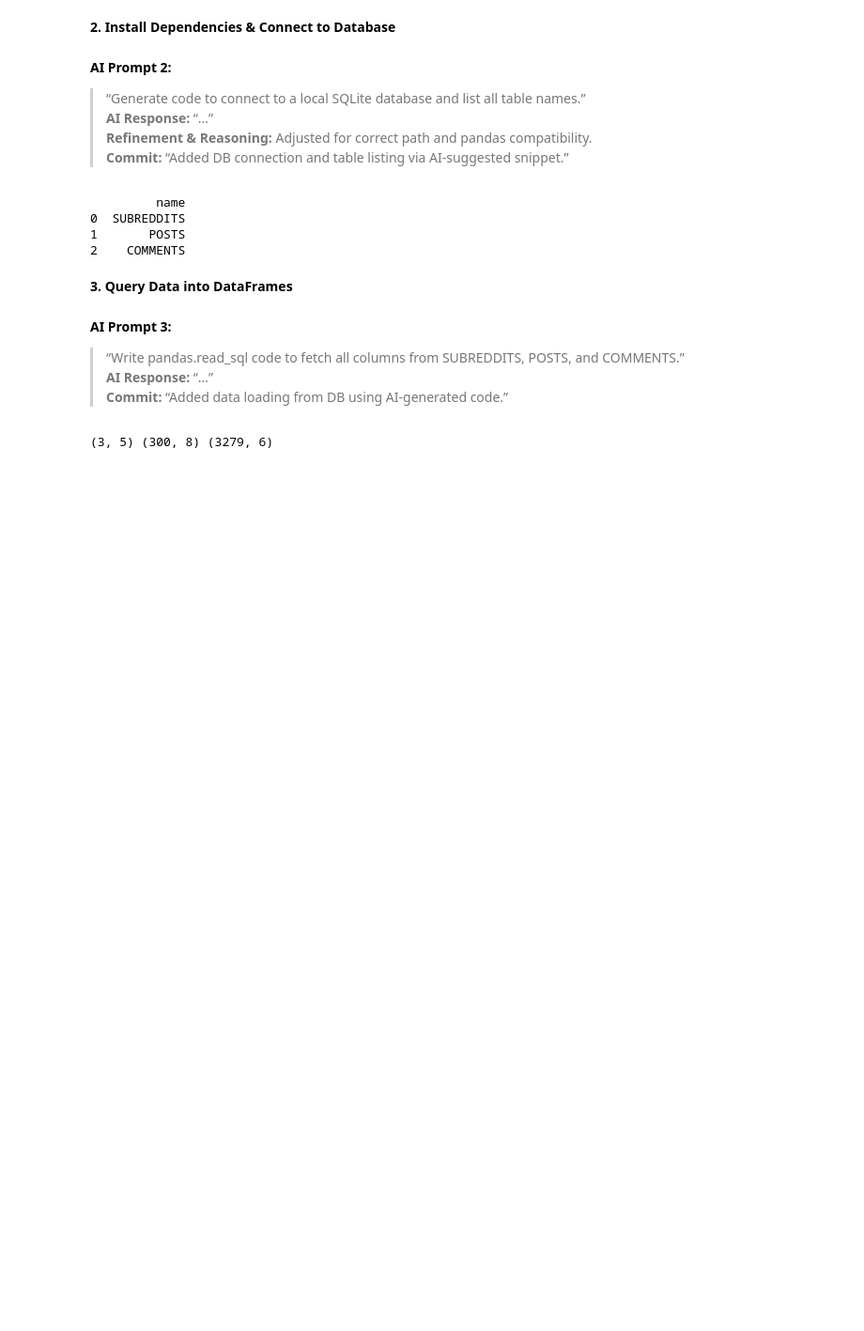
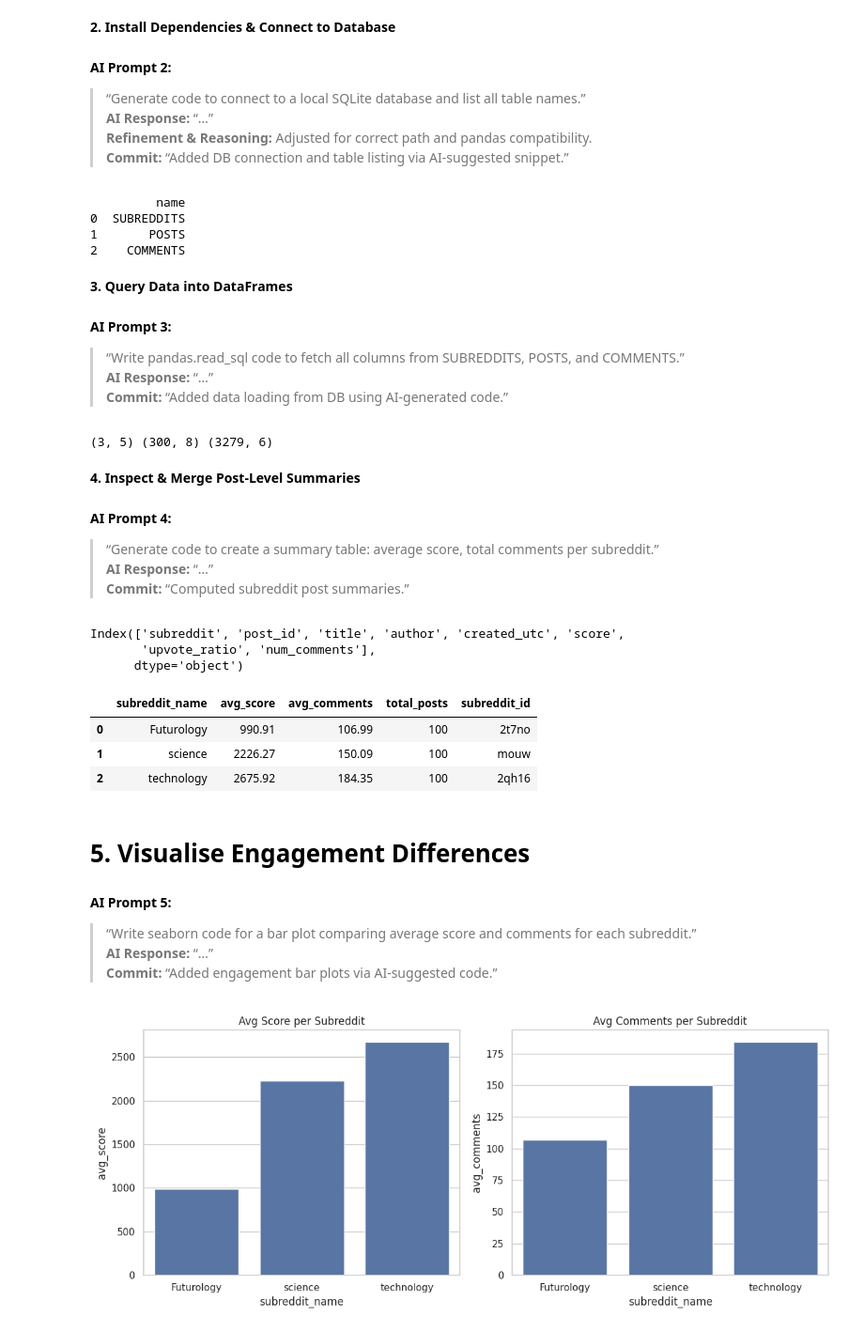
Before and after one commit to Qurat-ul-Ain-Gul19/GENIAL_COP, a Jupyter notebook: Data Science Project - Reddit Engagement Analysis/notebooks/NB02_Exploratory_Data_Analysis.ipynb, the cells around one changed output. Shown: that part at 94% size. Cells and saved outputs as stored; diff of their text form; code cells hidden in the pictures; blank space fills up the shorter version.

Commit message:
Exploratory data Analysis Completed

```diff
--- a/Data Science Project - Reddit Engagement Analysis/notebooks/NB02_Exploratory_Data_Analysis.ipynb
+++ b/Data Science Project - Reddit Engagement Analysis/notebooks/NB02_Exploratory_Data_Analysis.ipynb
@@ -54,3 +54,70 @@ print(df_sub.shape, df_posts.shape, df_comments.shape)
 conn.close()
 # %% [output]
 (3, 5) (300, 8) (3279, 6)
+# %% [markdown]
+**4. Inspect & Merge Post-Level Summaries**
+# %% [markdown]
+**AI Prompt 4:**
+> “Generate code to create a summary table: average score, total comments per subreddit.”
+**AI Response:** “…”
+**Commit:** “Computed subreddit post summaries.”
+# %%
+print(df_posts.columns)
+# %% [output]
+Index(['subreddit', 'post_id', 'title', 'author', 'created_utc', 'score',
+       'upvote_ratio', 'num_comments'],
+      dtype='object')
+# %%
+# Rename the 'subreddit' column to 'subreddit_name' in df_posts for clarity
+# Although the previous code renamed it to 'subreddit_id', renaming it to 'subreddit_name'
+# makes the intent clearer given the values it contains.
+df_posts_renamed = df_posts.rename(columns={'subreddit': 'subreddit_name'})
+
+post_summary = df_posts_renamed.groupby("subreddit_name").agg(
+    avg_score=pd.NamedAgg(column="score", aggfunc="mean"),
+    avg_comments=pd.NamedAgg(column="num_comments", aggfunc="mean"),
+    total_posts=pd.NamedAgg(column="post_id", aggfunc="count")
+).reset_index()
+
+# Now merge using the 'subreddit_name' from post_summary
+# and the 'name' column from df_sub (which holds the subreddit names)
+# Use left_on and right_on to specify different column names for the merge
+merged = post_summary.merge(df_sub[['subreddit_id','name']], left_on='subreddit_name', right_on='name')
+
+# Optionally, drop the redundant 'name' column from df_sub after merging
+# merged = merged.drop(columns=['name'])
+# %%
+
+
+merged
+# %% [output]
+|  | subreddit_name | avg_score | avg_comments | total_posts | subreddit_id |
+| 0 | Futurology | 990.91 | 106.99 | 100 | 2t7no |
+| 1 | science | 2226.27 | 150.09 | 100 | mouw |
+| 2 | technology | 2675.92 | 184.35 | 100 | 2qh16 |
+# %% [markdown]
+# 5. Visualise Engagement Differences
+# %% [markdown]
+**AI Prompt 5:**
+> “Write seaborn code for a bar plot comparing average score and comments for each subreddit.”
+**AI Response:** “…”
+**Commit:** “Added engagement bar plots via AI-suggested code.”
+# %%
+import seaborn as sns
+import matplotlib.pyplot as plt
+
+sns.set(style="whitegrid")
+fig, axes = plt.subplots(1, 2, figsize=(12, 5))
+
+# Create the 'figures' directory if it doesn't exist
+if not os.path.exists('figures'):
+    os.makedirs('figures')
+
+# Use the correct column name 'subreddit_name' for the x-axis
+sns.barplot(x='subreddit_name', y='avg_score', data=merged, ax=axes[0]).set_title("Avg Score per Subreddit")
+sns.barplot(x='subreddit_name', y='avg_comments', data=merged, ax=axes[1]).set_title("Avg Comments per Subreddit")
+plt.tight_layout()
+plt.savefig("figures/engagement_comparison.png")
+plt.show()
+# %% [output]
+[figure, added]
```
Also changed, not shown: parts of 6 cells of this notebook.
